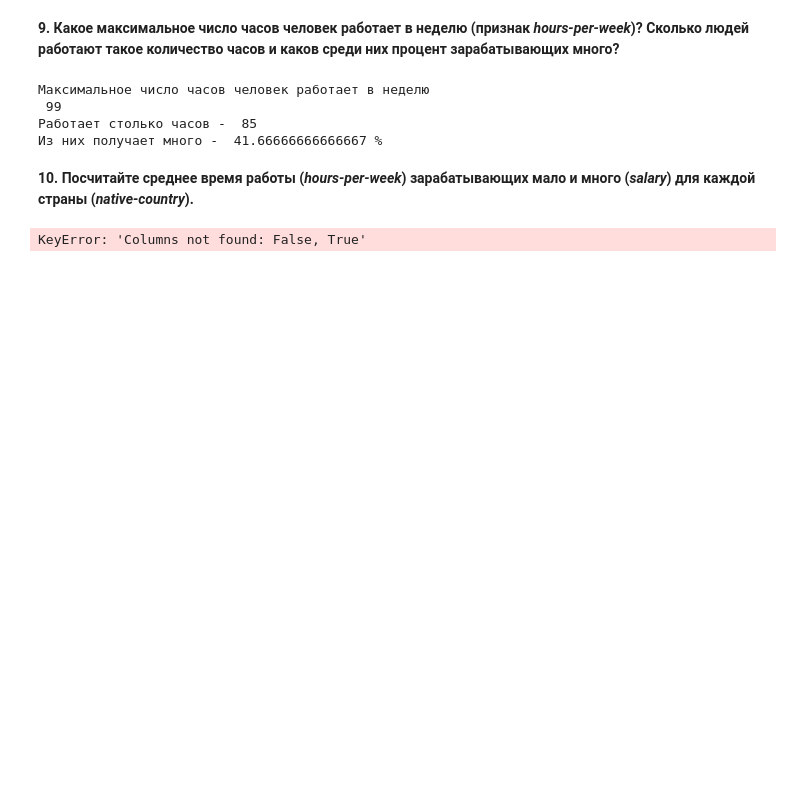
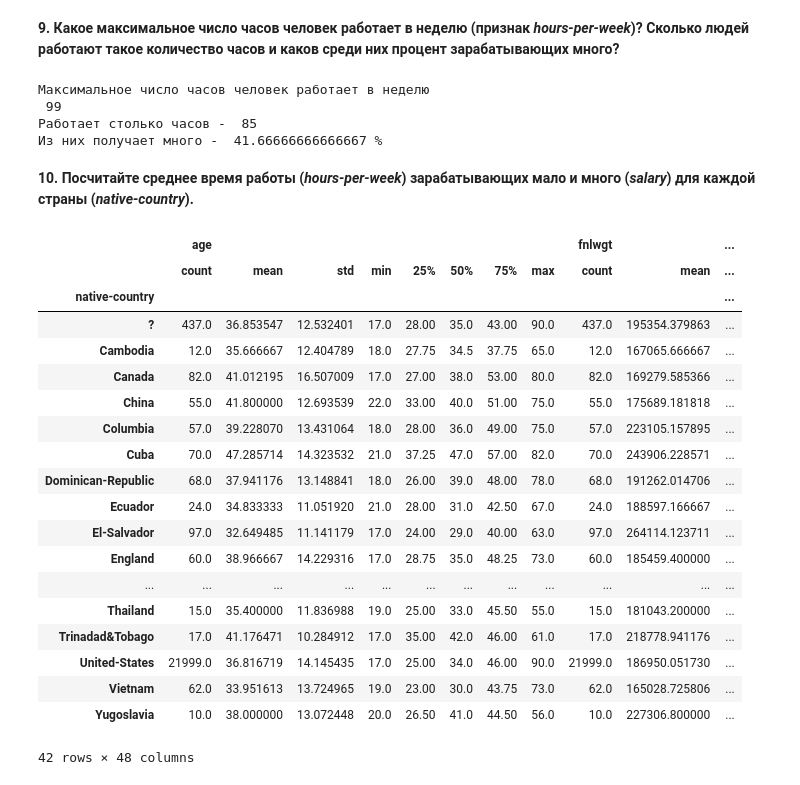
Before and after one commit to fiit16py/lab4pandas, a Jupyter notebook: assignment01_adult_pandas.ipynb, the cells around one changed output. Saved outputs shown, nothing was run; the diff lists cells and outputs as text; code cells hidden in the pictures; blank space fills up the shorter version.

```diff
--- a/assignment01_adult_pandas.ipynb
+++ b/assignment01_adult_pandas.ipynb
@@ -141,7 +144,26 @@ len(data[data['salary']=='>50K'][data['hours-per-week']==99])/len(data[data['sal
 # %% [markdown]
 **10. Посчитайте среднее время работы (*hours-per-week*) зарабатывающих мало и много (*salary*) для каждой страны (*native-country*).**
 # %%
-data.groupby('native-country')[data['salary']=='>50K'][data['hours-per-week'].mean()].describe()
-data.groupby('native-country')[data['salary']=='<=50K'][data['hours-per-week'].mean()].describe()
+data[data['salary']=='>50K'].groupby('native-country').describe()
+data[data['salary']=='<=50K'].groupby('native-country').describe()
 # %% [output]
+|  | age |  |  |  |  |  |  |  | fnlwgt |  | ... |
+|  | count | mean | std | min | 25% | 50% | 75% | max | count | mean | ... |
+| native-country |  |  |  |  |  |  |  |  |  |  | ... |
+| ? | 437.0 | 36.853547 | 12.532401 | 17.0 | 28.00 | 35.0 | 43.00 | 90.0 | 437.0 | 195354.379863 | ... |
+| Cambodia | 12.0 | 35.666667 | 12.404789 | 18.0 | 27.75 | 34.5 | 37.75 | 65.0 | 12.0 | 167065.666667 | ... |
+| Canada | 82.0 | 41.012195 | 16.507009 | 17.0 | 27.00 | 38.0 | 53.00 | 80.0 | 82.0 | 169279.585366 | ... |
+| China | 55.0 | 41.800000 | 12.693539 | 22.0 | 33.00 | 40.0 | 51.00 | 75.0 | 55.0 | 175689.181818 | ... |
+| Columbia | 57.0 | 39.228070 | 13.431064 | 18.0 | 28.00 | 36.0 | 49.00 | 75.0 | 57.0 | 223105.157895 | ... |
+| Cuba | 70.0 | 47.285714 | 14.323532 | 21.0 | 37.25 | 47.0 | 57.00 | 82.0 | 70.0 | 243906.228571 | ... |
+| Dominican-Republic | 68.0 | 37.941176 | 13.148841 | 18.0 | 26.00 | 39.0 | 48.00 | 78.0 | 68.0 | 191262.014706 | ... |
+| Ecuador | 24.0 | 34.833333 | 11.051920 | 21.0 | 28.00 | 31.0 | 42.50 | 67.0 | 24.0 | 188597.166667 | ... |
+| El-Salvador | 97.0 | 32.649485 | 11.141179 | 17.0 | 24.00 | 29.0 | 40.00 | 63.0 | 97.0 | 264114.123711 | ... |
+| England | 60.0 | 38.966667 | 14.229316 | 17.0 | 28.75 | 35.0 | 48.25 | 73.0 | 60.0 | 185459.400000 | ... |
+| ... | ... | ... | ... | ... | ... | ... | ... | ... | ... | ... | ... |
+| Thailand | 15.0 | 35.400000 | 11.836988 | 19.0 | 25.00 | 33.0 | 45.50 | 55.0 | 15.0 | 181043.200000 | ... |
+| Trinadad&Tobago | 17.0 | 41.176471 | 10.284912 | 17.0 | 35.00 | 42.0 | 46.00 | 61.0 | 17.0 | 218778.941176 | ... |
+| United-States | 21999.0 | 36.816719 | 14.145435 | 17.0 | 25.00 | 34.0 | 46.00 | 90.0 | 21999.0 | 186950.051730 | ... |
+| Vietnam | 62.0 | 33.951613 | 13.724965 | 19.0 | 23.00 | 30.0 | 43.75 | 73.0 | 62.0 | 165028.725806 | ... |
+| Yugoslavia | 10.0 | 38.000000 | 13.072448 | 20.0 | 26.50 | 41.0 | 44.50 | 56.0 | 10.0 | 227306.800000 | ... |
-KeyError: 'Columns not found: False, True'
+42 rows × 48 columns
```
Also changed, not shown: parts of 3 cells of this notebook, 1 other file.
